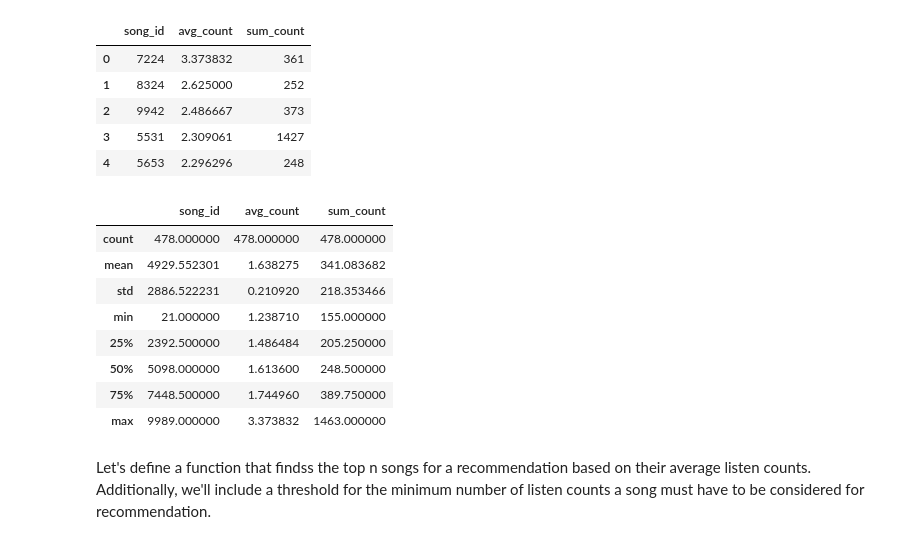
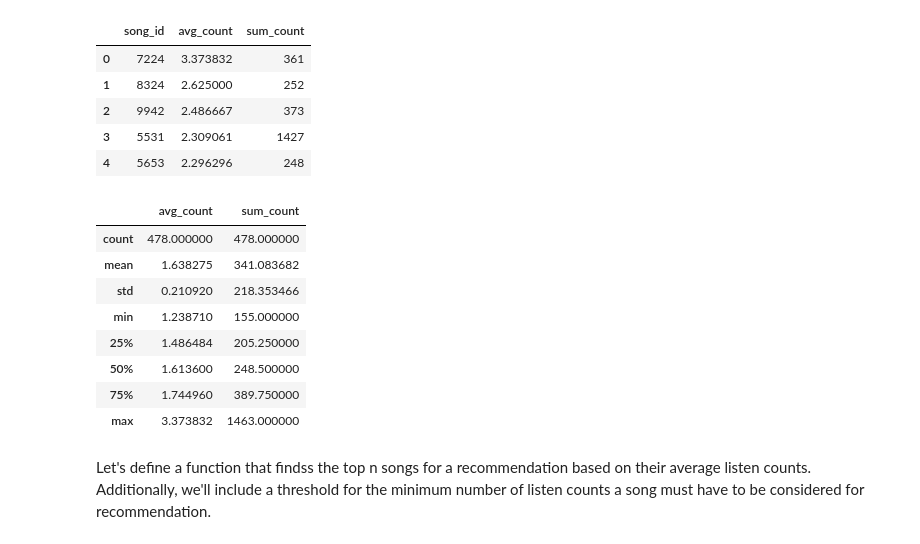
Before and after one commit to ariel-hedvat/AdvancedMLDLCourseAssignments, a Jupyter notebook: finalProject/Recommendation_System_Project_Group_4.ipynb, the cells around one changed output. Saved outputs shown, nothing was run; the diff lists cells and outputs as text; code cells hidden in the pictures.

```diff
--- a/finalProject/Recommendation_System_Project_Group_4.ipynb
+++ b/finalProject/Recommendation_System_Project_Group_4.ipynb
@@ -1609,18 +1609,22 @@ rb_popular.head()
 | 2 | 9942 | 2.486667 | 373 |
 | 3 | 5531 | 2.309061 | 1427 |
 | 4 | 5653 | 2.296296 | 248 |
-# %%
-rb_popular.describe(include='all')
-# %% [output]
-|  | song_id | avg_count | sum_count |
-| count | 478.000000 | 478.000000 | 478.000000 |
-| mean | 4929.552301 | 1.638275 | 341.083682 |
-| std | 2886.522231 | 0.210920 | 218.353466 |
-| min | 21.000000 | 1.238710 | 155.000000 |
-| 25% | 2392.500000 | 1.486484 | 205.250000 |
-| 50% | 5098.000000 | 1.613600 | 248.500000 |
-| 75% | 7448.500000 | 1.744960 | 389.750000 |
-| max | 9989.000000 | 3.373832 | 1463.000000 |
+# %%
+# Calculate descriptive statistics for rb_popular excluding the 'song_id' row
+rb_popular_description = rb_popular.drop('song_id', axis=1).describe()
+
+# Show the descriptive statistics
+rb_popular_description
+# %% [output]
+|  | avg_count | sum_count |
+| count | 478.000000 | 478.000000 |
+| mean | 1.638275 | 341.083682 |
+| std | 0.210920 | 218.353466 |
+| min | 1.238710 | 155.000000 |
+| 25% | 1.486484 | 205.250000 |
+| 50% | 1.613600 | 248.500000 |
+| 75% | 1.744960 | 389.750000 |
+| max | 3.373832 | 1463.000000 |
 # %% [markdown]
 Let's define a function that findss the top n songs for a recommendation based on their average listen counts. <br> Additionally, we'll include a threshold for the minimum number of listen counts a song must have to be considered for recommendation.
 # %%
```
Also changed, not shown: parts of 25 cells of this notebook.
